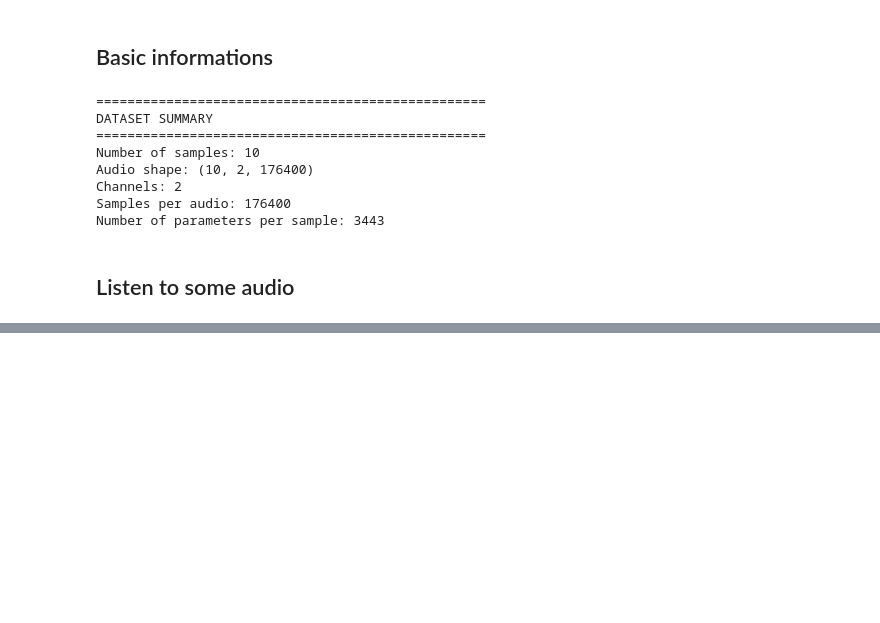
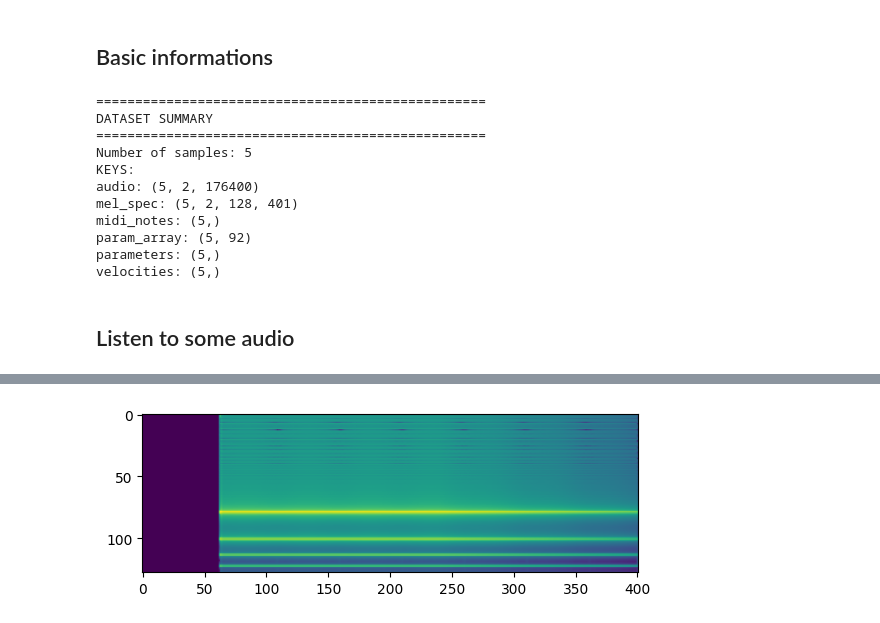
Before and after one commit to Hdandria/Synthetizers-parameters-estimation, a Jupyter notebook: src/data/notebooks/analyze_dataset.ipynb, the cells around one changed output, grey strips where cells are left out. Drawn from its saved outputs; the diff is of its cells as text; code cells hidden in the pictures; blank space fills up the shorter version.

Commit message:
Chunked generation & spectrogram

```diff
--- a/src/data/notebooks/analyze_dataset.ipynb
+++ b/src/data/notebooks/analyze_dataset.ipynb
@@ -28,22 +29,21 @@ num_samples = len(dataset["audio"])
 print(f"Number of samples: {num_samples}")
 
 if num_samples > 0:
-    audio_shape = dataset["audio"].shape
-    print(f"Audio shape: {audio_shape}")
-    print(f"Channels: {audio_shape[1]}")
-    print(f"Samples per audio: {audio_shape[2]}")
-
-    # Parameter info
-    print(f"Number of parameters per sample: {len(dataset['parameters'][0])}")
+    print("KEYS:")
+    for key in dataset.keys():
+        print(f"{key}: {dataset[key].shape}")
 # %% [output]
 ==================================================
 DATASET SUMMARY
 ==================================================
-Number of samples: 10
-Audio shape: (10, 2, 176400)
-Channels: 2
-Samples per audio: 176400
-Number of parameters per sample: 3443
+Number of samples: 5
+KEYS:
+audio: (5, 2, 176400)
+mel_spec: (5, 2, 128, 401)
+midi_notes: (5,)
+param_array: (5, 92)
+parameters: (5,)
+velocities: (5,)
 # %% [markdown]
 ## Listen to some audio
 # %%
@@ -54,3 +54,10 @@ audio_data = dataset["audio"][sample_idx]
 ipd.Audio(audio_data, rate=44100)
 # %% [output]
 [interactive output not drawn]
+# %%
+## View the mel spectrogram
+mel_spec = dataset["mel_spec"][sample_idx][0] # Left channel
+plt.imshow(mel_spec)
+plt.show()
+# %% [output]
+[figure, added]
```
Also changed, not shown: parts of 2 cells of this notebook, 6 other files.
